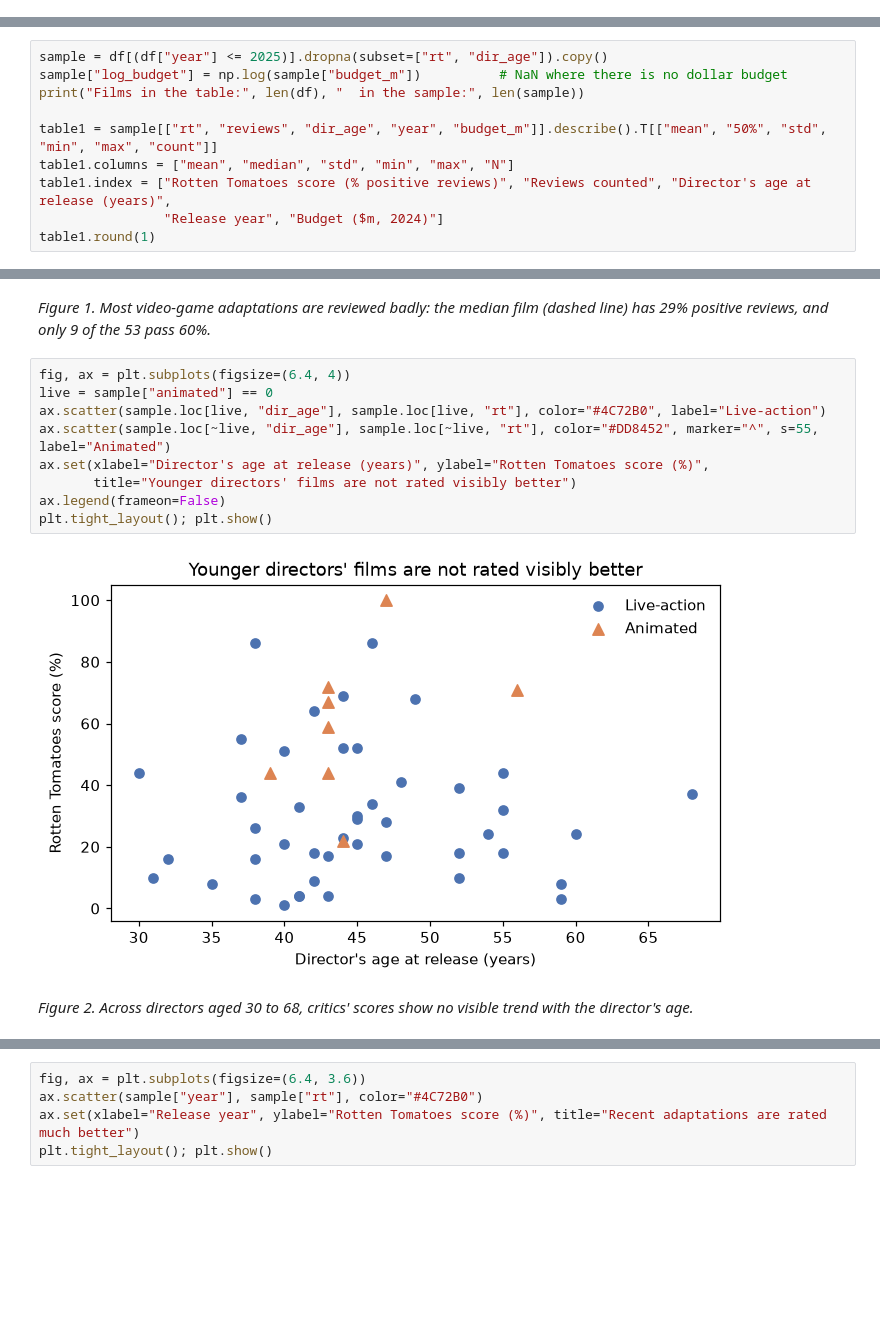
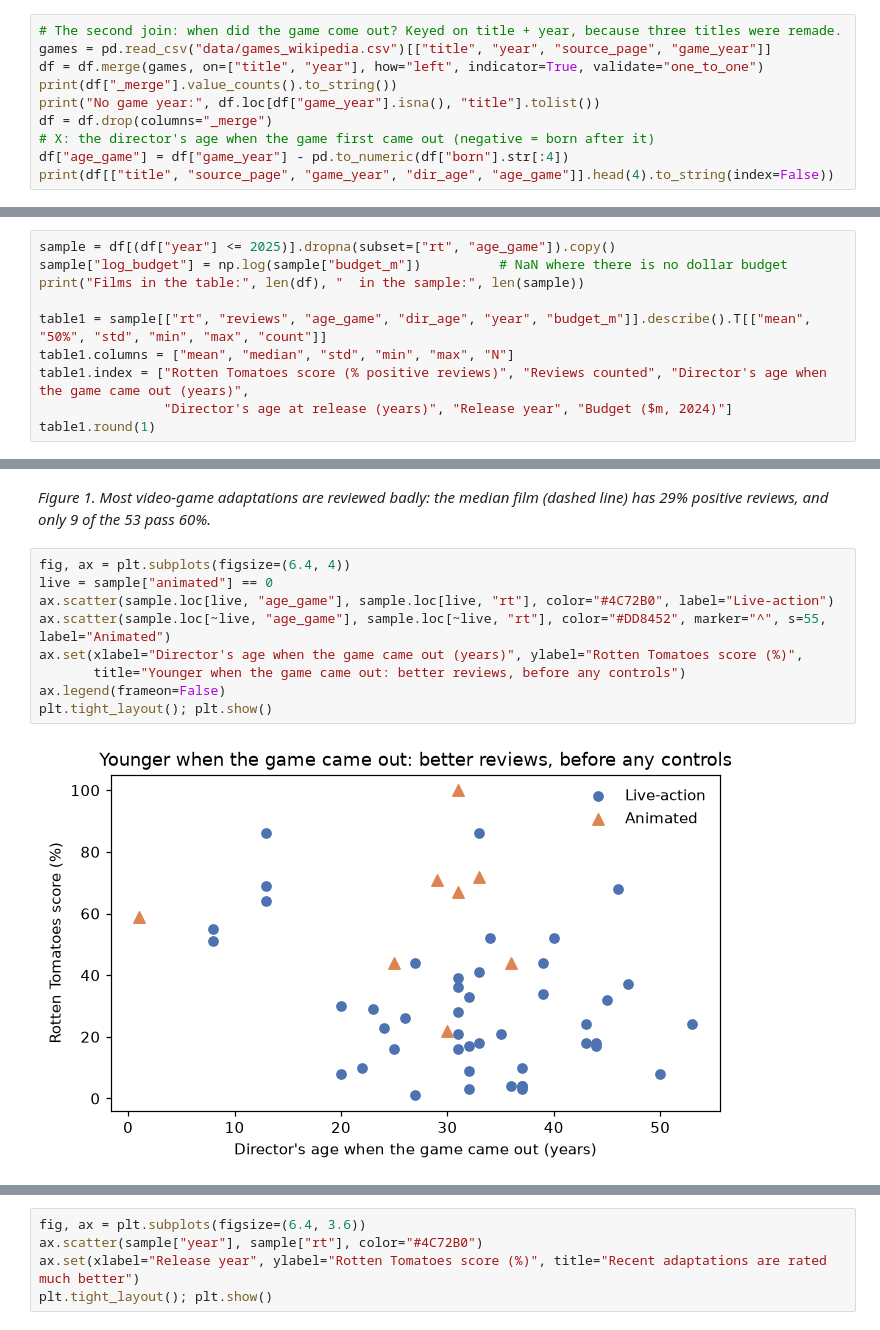
Before and after one commit to RyanPiao/econ3916-midterm-example, a Jupyter notebook: midterm-example-movies.ipynb, the cells around one changed output, grey strips where cells are left out. Cells and saved outputs as stored; diff of their text form; blank space fills up the shorter version.

```diff
--- a/midterm-example-movies.ipynb
+++ b/midterm-example-movies.ipynb
@@ -177,3 +178,13 @@ print(df[["title", "year", "budget", "budget_m"]].head(3).to_string(index=False)
 Super Mario Bros.  1993 45000000.0 97.708375
     Double Dragon  1994  7800000.0 16.507645
    Street Fighter  1994 35000000.0 74.072767
+# %%
+# The second join: when did the game come out? Keyed on title + year, because three titles were remade.
+games = pd.read_csv("data/games_wikipedia.csv")[["title", "year", "source_page", "game_year"]]
+df = df.merge(games, on=["title", "year"], how="left", indicator=True, validate="one_to_one")
+print(df["_merge"].value_counts().to_string())
+print("No game year:", df.loc[df["game_year"].isna(), "title"].tolist())
+df = df.drop(columns="_merge")
+# X: the director's age when the game first came out (negative = born after it)
+df["age_game"] = df["game_year"] - pd.to_numeric(df["born"].str[:4])
+print(df[["title", "source_page", "game_year", "dir_age", "age_game"]].head(4).to_string(index=False))
@@ -192,12 +218,12 @@ written down before the model is run.
 # %%
-sample = df[(df["year"] <= 2025)].dropna(subset=["rt", "dir_age"]).copy()
+sample = df[(df["year"] <= 2025)].dropna(subset=["rt", "age_game"]).copy()
 sample["log_budget"] = np.log(sample["budget_m"])          # NaN where there is no dollar budget
 print("Films in the table:", len(df), "  in the sample:", len(sample))
 
-table1 = sample[["rt", "reviews", "dir_age", "year", "budget_m"]].describe().T[["mean", "50%", "std", "min", "max", "count"]]
+table1 = sample[["rt", "reviews", "age_game", "dir_age", "year", "budget_m"]].describe().T[["mean", "50%", "std", "min", "max", "count"]]
 table1.columns = ["mean", "median", "std", "min", "max", "N"]
-table1.index = ["Rotten Tomatoes score (% positive reviews)", "Reviews counted", "Director's age at release (years)",
-                "Release year", "Budget ($m, 2024)"]
+table1.index = ["Rotten Tomatoes score (% positive reviews)", "Reviews counted", "Director's age when the game came out (years)",
+                "Director's age at release (years)", "Release year", "Budget ($m, 2024)"]
 table1.round(1)
 # %% [output]
 Films in the table: 68   in the sample: 53
@@ -239,13 +266,11 @@ plt.tight_layout(); plt.show()
 # %%
 fig, ax = plt.subplots(figsize=(6.4, 4))
 live = sample["animated"] == 0
-ax.scatter(sample.loc[live, "dir_age"], sample.loc[live, "rt"], color="#4C72B0", label="Live-action")
-ax.scatter(sample.loc[~live, "dir_age"], sample.loc[~live, "rt"], color="#DD8452", marker="^", s=55, label="Animated")
-ax.set(xlabel="Director's age at release (years)", ylabel="Rotten Tomatoes score (%)",
-       title="Younger directors' films are not rated visibly better")
+ax.scatter(sample.loc[live, "age_game"], sample.loc[live, "rt"], color="#4C72B0", label="Live-action")
+ax.scatter(sample.loc[~live, "age_game"], sample.loc[~live, "rt"], color="#DD8452", marker="^", s=55, label="Animated")
+ax.set(xlabel="Director's age when the game came out (years)", ylabel="Rotten Tomatoes score (%)",
+       title="Younger when the game came out: better reviews, before any controls")
 ax.legend(frameon=False)
 plt.tight_layout(); plt.show()
 # %% [output]
-[figure, old version]
+[figure, new version]
-# %% [markdown]
-*Figure 2. Across directors aged 30 to 68, critics' scores show no visible trend with the director's age.*
```
Also changed, not shown: parts of 16 cells of this notebook, 4 other files.
